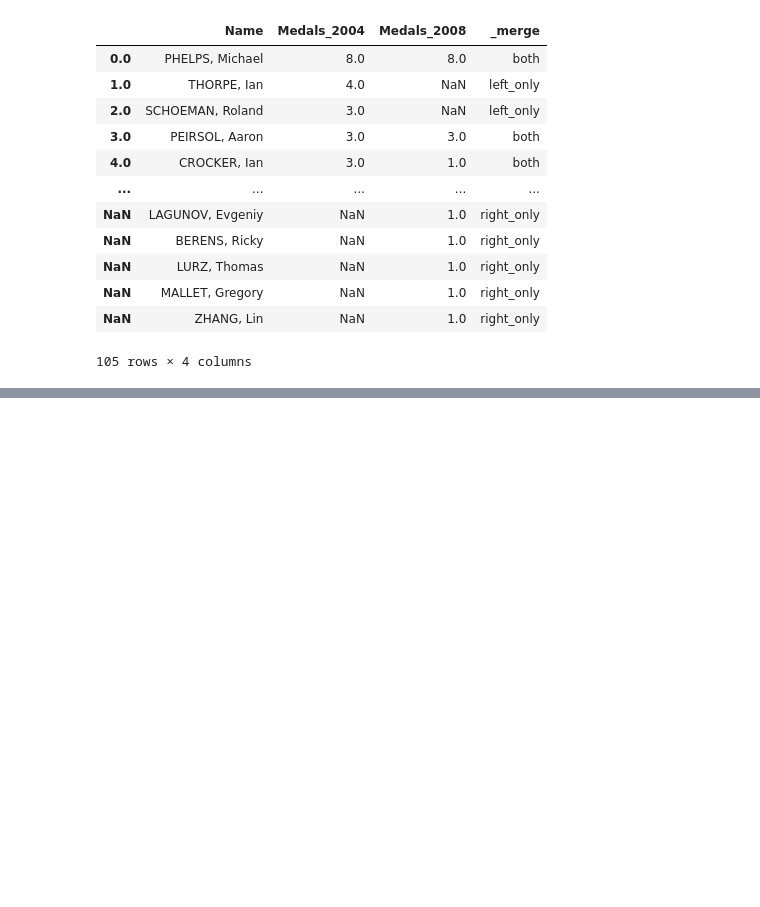
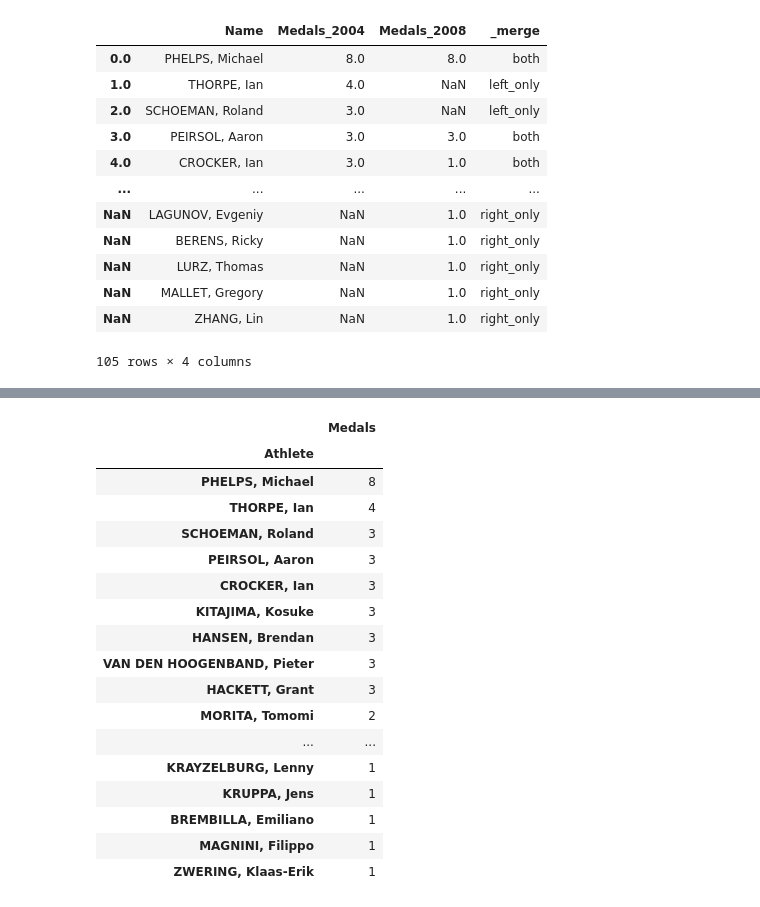
Before and after one commit to alchemistbg/udemy-the-complete-pandas-bootcamp, a Jupyter notebook: Section-14/Merging_Joining_and_Concatenating_Data.ipynb, the cells around one changed output, grey strips where cells are left out. Saved outputs shown, nothing was run; the diff lists cells and outputs as text; code cells hidden in the pictures; blank space fills up the shorter version.

```diff
--- a/Section-14/Merging_Joining_and_Concatenating_Data.ipynb
+++ b/Section-14/Merging_Joining_and_Concatenating_Data.ipynb
@@ -915,0 +991,21 @@ men_0408_3
+# %%
+men_2004.set_index('Athlete')
+# %% [output]
+|  | Medals |
+| Athlete |  |
+| PHELPS, Michael | 8 |
+| THORPE, Ian | 4 |
+| SCHOEMAN, Roland | 3 |
+| PEIRSOL, Aaron | 3 |
+| CROCKER, Ian | 3 |
+| KITAJIMA, Kosuke | 3 |
+| HANSEN, Brendan | 3 |
+| VAN DEN HOOGENBAND, Pieter | 3 |
+| HACKETT, Grant | 3 |
+| MORITA, Tomomi | 2 |
+| ... | ... |
+| KRAYZELBURG, Lenny | 1 |
+| KRUPPA, Jens | 1 |
+| BREMBILLA, Emiliano | 1 |
+| MAGNINI, Filippo | 1 |
+| ZWERING, Klaas-Erik | 1 |
```
Also changed, not shown: parts of 19 cells of this notebook, 9 other files.
